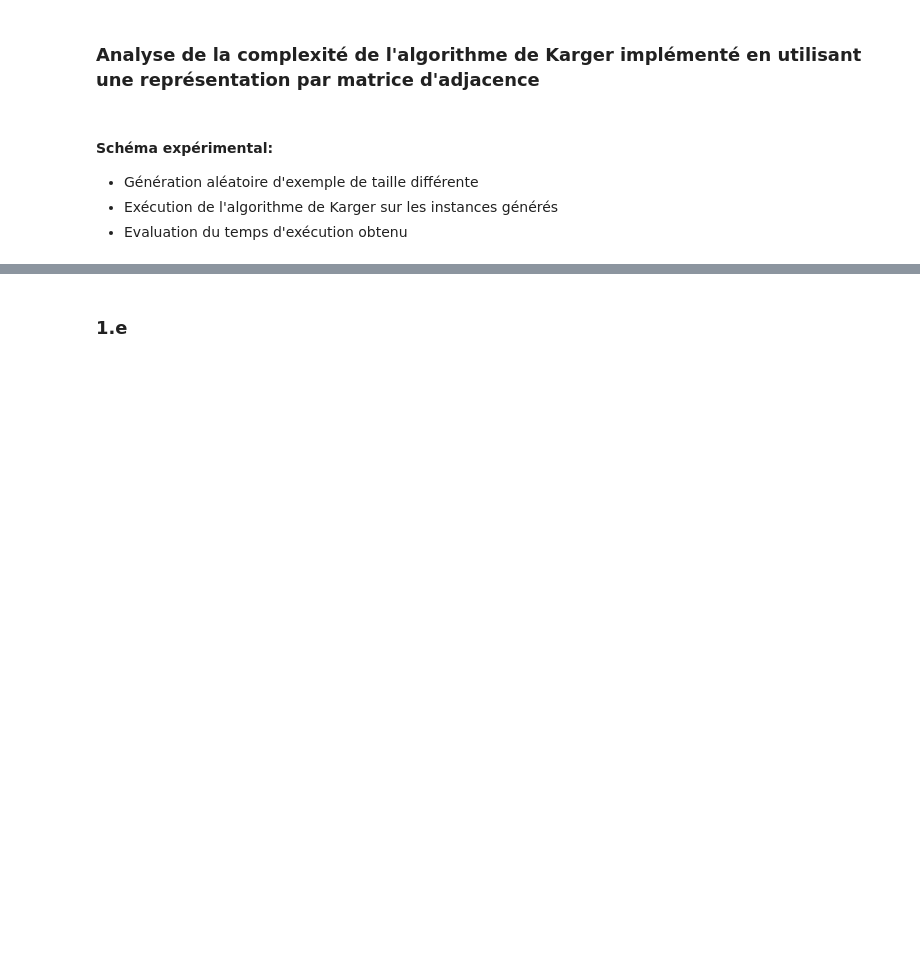
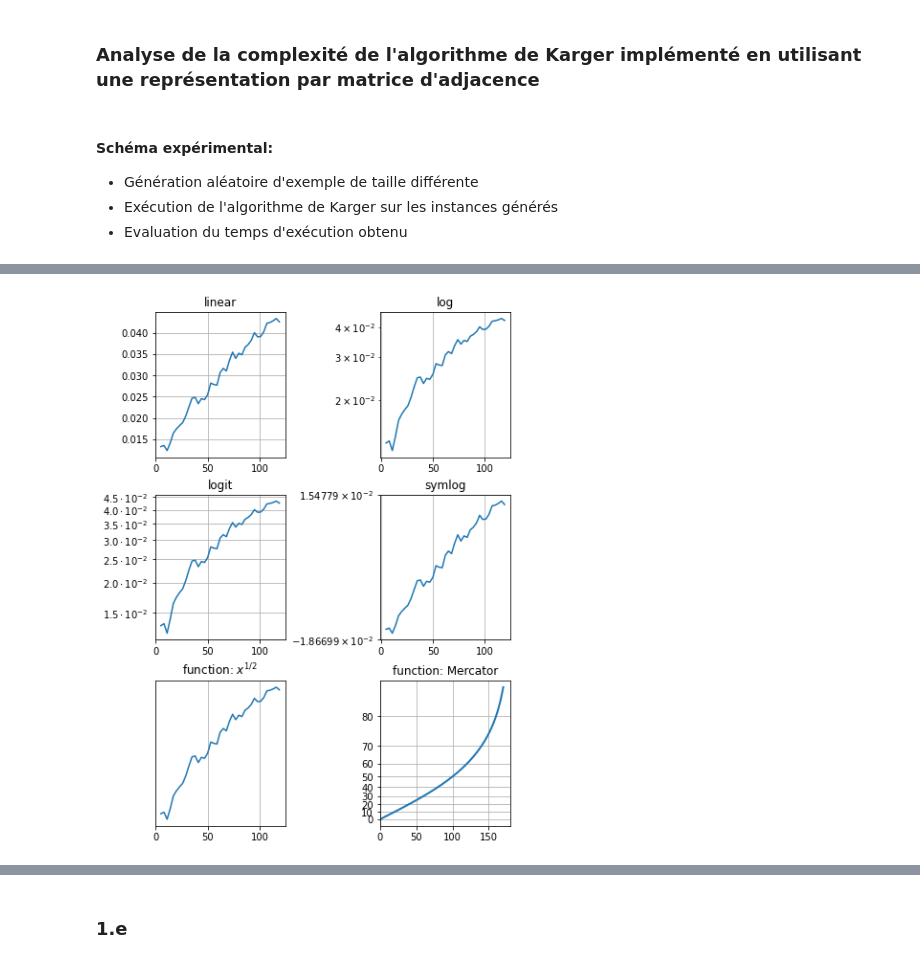
Before and after one commit to samynhl/Projet-COMPLEX, a Jupyter notebook: TME PROJET.ipynb, the cells around one changed output, grey strips where cells are left out. Cells and saved outputs as stored; diff of their text form; code cells hidden in the pictures; blank space fills up the shorter version.

```diff
--- a/TME PROJET.ipynb
+++ b/TME PROJET.ipynb
@@ -412,2 +455,6 @@ plt.show()
+# %%
+scale_applying(x_c,y_c)
+# %% [output]
+[figure, added]
 # %%
 exec_times = []
```
Also changed, not shown: parts of 18 cells of this notebook.
